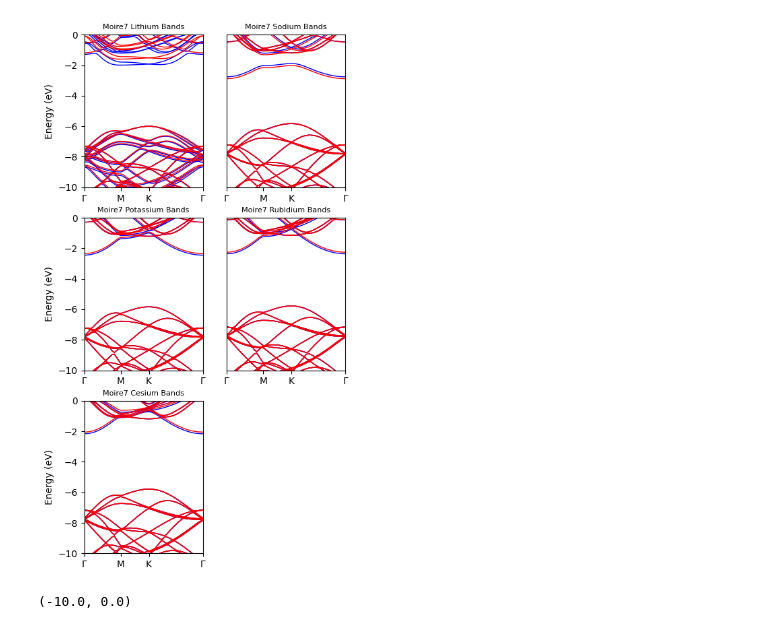
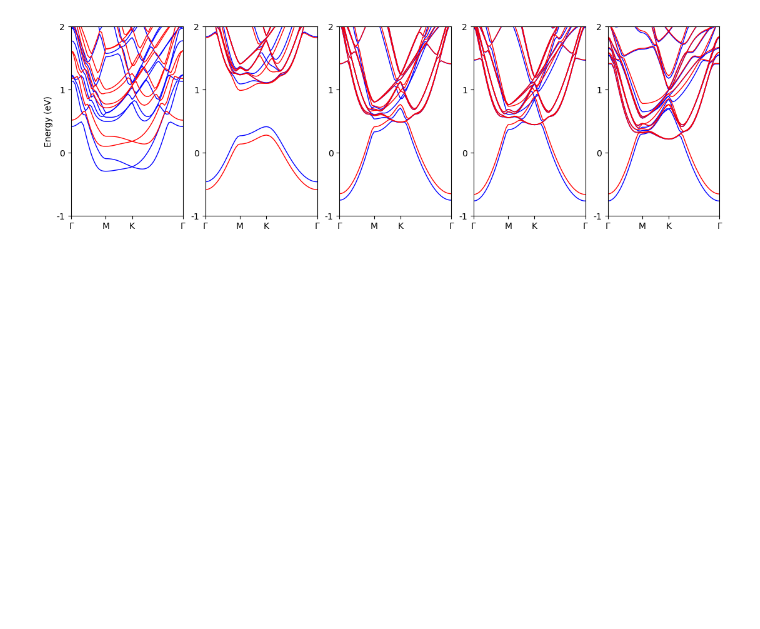
Before and after one commit to AliGhorashiCMT/Plasmons_Paper, a Jupyter notebook: Moire_Figs/Moire7_with_Alkali/Analyze.ipynb, the cells around one changed output. Saved outputs shown, nothing was run; the diff lists cells and outputs as text; code cells hidden in the pictures; blank space fills up the shorter version.

Commit message:
Remainder of Figure 1a

```diff
--- a/Moire_Figs/Moire7_with_Alkali/Analyze.ipynb
+++ b/Moire_Figs/Moire7_with_Alkali/Analyze.ipynb
@@ -72,34 +102,64 @@ PyObject <matplotlib.legend.Legend object at 0x...>
+# %%
+EsUp, dosUp = JJDFTX.load_dos_data("$rb_dir/dos/Rb-0.325.dosUp");
+EsDn, dosDn= JJDFTX.load_dos_data("$rb_dir/dos/Rb-0.325.dosDn");
+esUp, csUp = find_chemical_potential(EsUp, dosUp);
+esDn, csDn = find_chemical_potential(EsDn, dosDn);
+# %%
+f_up = interpolate(esUp, csUp)
+f_dn = interpolate(esDn, csDn)
+energy_range = -6:0.1:0
+μ_rb = energy_range[argmin(abs.(first.(f_up.(energy_range)+f_dn.(energy_range)) .- 121))];
+# %%
+EsUp, dosUp = JJDFTX.load_dos_data("$cs_dir/dos/Cs-0.325.dosUp");
+EsDn, dosDn= JJDFTX.load_dos_data("$cs_dir/dos/Cs-0.325.dosDn");
+esUp, csUp = find_chemical_potential(EsUp, dosUp);
+esDn, csDn = find_chemical_potential(EsDn, dosDn);
+# %%
+f_up = interpolate(esUp, csUp)
+f_dn = interpolate(esDn, csDn)
+energy_range = -6:0.1:0
+μ_cs = energy_range[argmin(abs.(first.(f_up.(energy_range)+f_dn.(energy_range)) .- 121))];
 # %%
-figure(figsize=(5, 10))
-subplot(3, 2, 1)
-plot_bands("$li_dir/Li-bands-0.169.eigenvals", spin=2, to_greek=true, linewidth=1)
-title("Moire7 Lithium Bands", fontsize=8)
+cm = 1/2.54
+figure(figsize=(34*cm, 10*cm))
+#figure(figsize=(17*cm, 5*cm))
+num_cols = 5
+num_rows = 1
+subplot(num_rows, num_cols, 1)
+plot_bands("$li_dir/eigenvals/Li-bands-0.169.eigenvals", spin=2, to_greek=true, linewidth=1)
 xlabel("")
-ylim(-10, 0)
-subplot(3, 2, 2)
-plot_bands("$na_dir/Na-bands-0.307.eigenvals", spin=2, to_greek=true, linewidth=1)
-title("Moire7 Sodium Bands", fontsize=8)
+ylim(μ_li-1, μ_li+2)
+yticks([μ_li-1, μ_li, μ_li+1, μ_li+2], [-1, 0, 1, 2])
+
+subplot(num_rows, num_cols, 2)
+plot_bands("$na_dir/eigenvals/Na-bands-0.307.eigenvals", spin=2, to_greek=true, linewidth=1)
 xlabel("")
 yticks([])
 ylabel("")
-ylim(-10, 0)
-subplot(3, 2, 3)
-plot_bands("$k_dir/K-bands-0.313.eigenvals", spin=2, to_greek=true, linewidth=1)
-title("Moire7 Potassium Bands", fontsize=8)
+ylim(μ_na-1, μ_na+2)
+yticks([μ_na-1, μ_na, μ_na+1, μ_na+2], [-1, 0, 1, 2])
+
+subplot(num_rows, num_cols, 3)
+plot_bands("$k_dir/eigenvals/K-bands-0.313.eigenvals", spin=2, to_greek=true, linewidth=1)
 xlabel("")
-ylim(-10, 0)
-subplot(3, 2, 4)
-plot_bands("$rb_dir/Rb-bands-0.325.eigenvals", spin=2, to_greek=true, linewidth=1)
-title("Moire7 Rubidium Bands", fontsize=8)
+ylabel("")
+ylim(μ_k-1, μ_k+2)
+yticks([μ_k-1, μ_k, μ_k+1, μ_k+2], [-1, 0, 1, 2])
+
+subplot(num_rows, num_cols, 4)
+plot_bands("$rb_dir/eigenvals/Rb-bands-0.325.eigenvals", spin=2, to_greek=true, linewidth=1)
 xlabel("")
 yticks([])
 ylabel("")
-ylim(-10, 0)
-subplot(3, 2, 5)
-plot_bands("$cs_dir/Cs-bands-0.325.eigenvals", spin=2, to_greek=true, linewidth=1)
-title("Moire7 Cesium Bands", fontsize=8)
+ylim(μ_rb-1, μ_rb+2)
+yticks([μ_rb-1, μ_rb, μ_rb+1, μ_rb+2], [-1, 0, 1, 2])
+
+subplot(num_rows, num_cols, 5)
+plot_bands("$cs_dir/eigenvals/Cs-bands-0.325.eigenvals", spin=2, to_greek=true, linewidth=1)
 xlabel("")
-ylim(-10, 0)
+ylabel("")
+ylim(μ_cs-1, μ_cs+2)
+yticks([μ_cs-1, μ_cs, μ_cs+1, μ_cs+2], [-1, 0, 1, 2]);
+#savefig("Moire7bands.pdf")
 # %% [output]
-[figure, old version]
+[figure, new version]
-(-10.0, 0.0)
```
Also changed, not shown: parts of 17 cells of this notebook.
